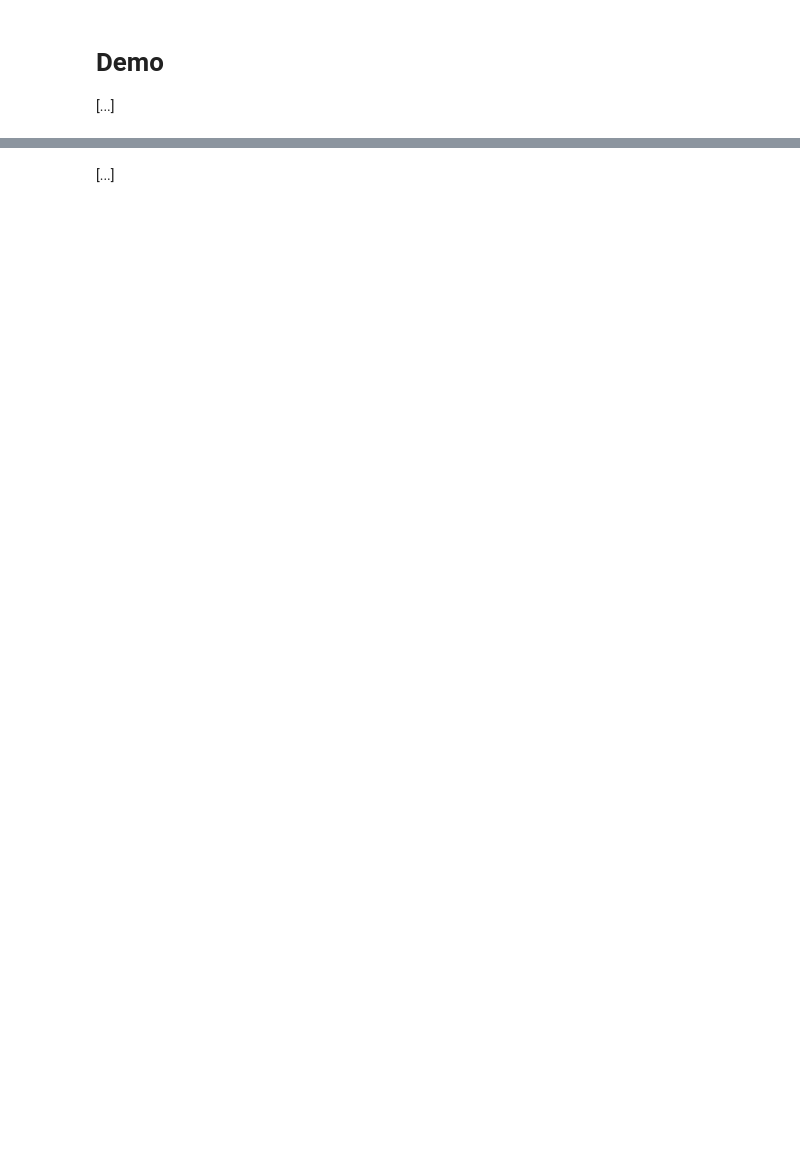
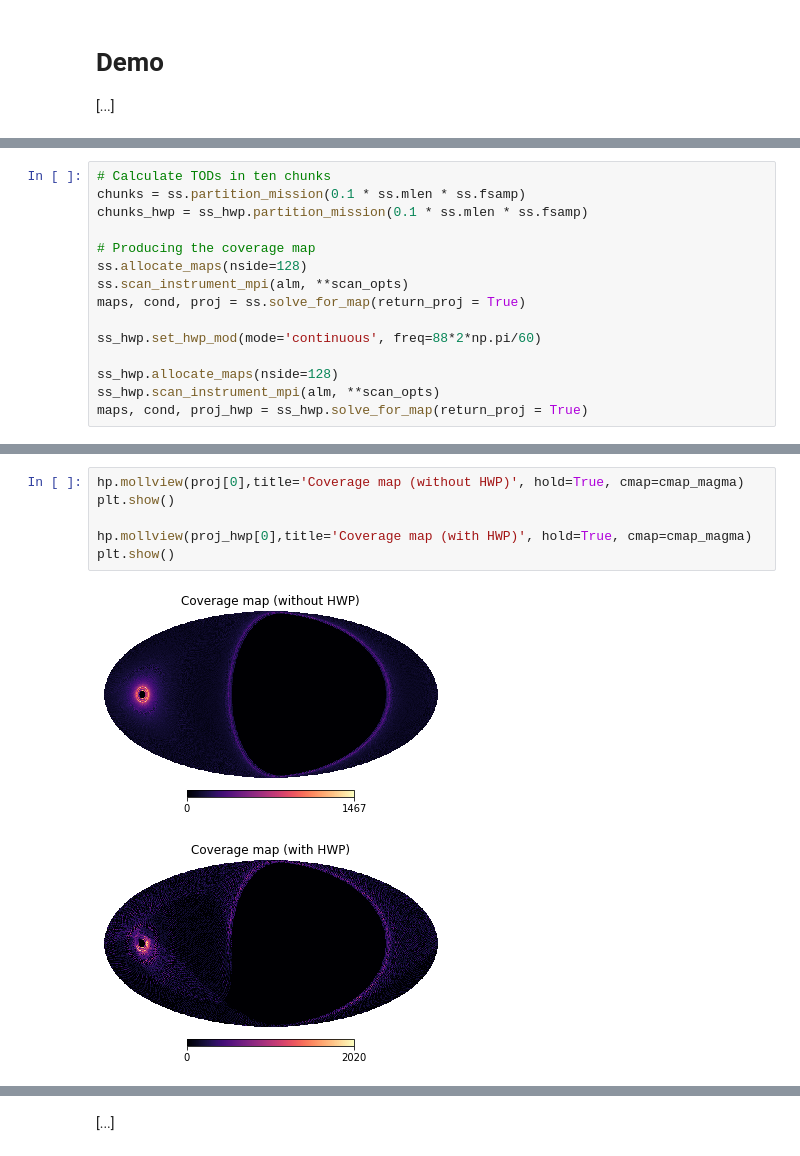
Before and after one commit to martamonelli/beamconv_tidy, a Jupyter notebook: beamconv/demo.ipynb, the cells around one changed output, grey strips where cells are left out. Drawn from its saved outputs; the diff is of its cells as text; blank space fills up the shorter version.

```diff
--- a/beamconv/demo.ipynb
+++ b/beamconv/demo.ipynb
@@ -14,0 +114,15 @@ import qpoint as qp
+# %%
+# Calculate TODs in ten chunks
+chunks = ss.partition_mission(0.1 * ss.mlen * ss.fsamp)
+chunks_hwp = ss_hwp.partition_mission(0.1 * ss.mlen * ss.fsamp)
+
+# Producing the coverage map
+ss.allocate_maps(nside=128)
+ss.scan_instrument_mpi(alm, **scan_opts)
+maps, cond, proj = ss.solve_for_map(return_proj = True)
+
+ss_hwp.set_hwp_mod(mode='continuous', freq=88*2*np.pi/60)
+
+ss_hwp.allocate_maps(nside=128)
+ss_hwp.scan_instrument_mpi(alm, **scan_opts)
+maps, cond, proj_hwp = ss_hwp.solve_for_map(return_proj = True)
@@ -14,0 +147,9 @@ import qpoint as qp
+# %%
+hp.mollview(proj[0],title='Coverage map (without HWP)', hold=True, cmap=cmap_magma)
+plt.show()
+
+hp.mollview(proj_hwp[0],title='Coverage map (with HWP)', hold=True, cmap=cmap_magma)
+plt.show()
+# %% [output]
+[figure, added]
+[figure, added]
```
Also changed, not shown: parts of 22 cells of this notebook.
